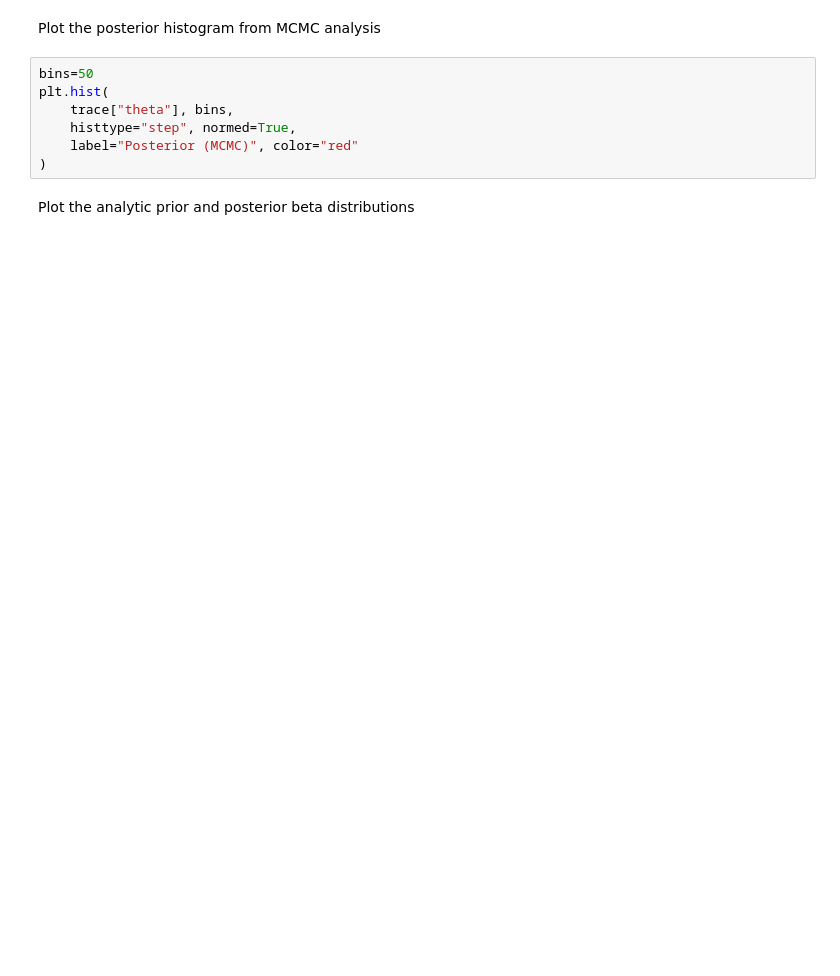
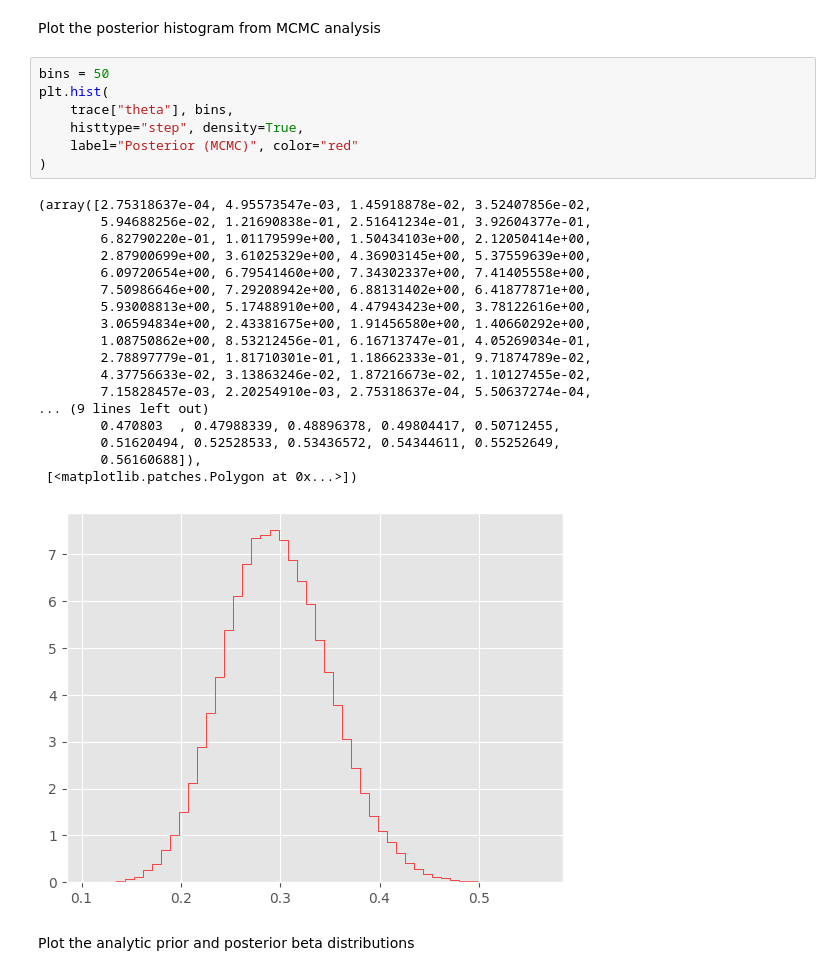
Before and after one commit to spideynolove/advanced_algorithmic_trading, a Jupyter notebook: resources/aat_source/chapter-bayesian-statistics/bayes-binomial-mcmc.ipynb, the cells around one changed output. Cells and saved outputs as stored; diff of their text form; blank space fills up the shorter version.

```diff
--- a/resources/aat_source/chapter-bayesian-statistics/bayes-binomial-mcmc.ipynb
+++ b/resources/aat_source/chapter-bayesian-statistics/bayes-binomial-mcmc.ipynb
@@ -44,12 +70,31 @@ with basic_model:
 # %% [markdown]
 Plot the posterior histogram from MCMC analysis
 # %%
-bins=50
+bins = 50
 plt.hist(
     trace["theta"], bins,
-    histtype="step", normed=True,
+    histtype="step", density=True,
     label="Posterior (MCMC)", color="red"
 )
+# %% [output]
+(array([2.75318637e-04, 4.95573547e-03, 1.45918878e-02, 3.52407856e-02,
+        5.94688256e-02, 1.21690838e-01, 2.51641234e-01, 3.92604377e-01,
+        6.82790220e-01, 1.01179599e+00, 1.50434103e+00, 2.12050414e+00,
+        2.87900699e+00, 3.61025329e+00, 4.36903145e+00, 5.37559639e+00,
+        6.09720654e+00, 6.79541460e+00, 7.34302337e+00, 7.41405558e+00,
+        7.50986646e+00, 7.29208942e+00, 6.88131402e+00, 6.41877871e+00,
+        5.93008813e+00, 5.17488910e+00, 4.47943423e+00, 3.78122616e+00,
+        3.06594834e+00, 2.43381675e+00, 1.91456580e+00, 1.40660292e+00,
+        1.08750862e+00, 8.53212456e-01, 6.16713747e-01, 4.05269034e-01,
+        2.78897779e-01, 1.81710301e-01, 1.18662333e-01, 9.71874789e-02,
+        4.37756633e-02, 3.13863246e-02, 1.87216673e-02, 1.10127455e-02,
+        7.15828457e-03, 2.20254910e-03, 2.75318637e-04, 5.50637274e-04,
+... (9 lines left out)
+        0.470803  , 0.47988339, 0.48896378, 0.49804417, 0.50712455,
+        0.51620494, 0.52528533, 0.53436572, 0.54344611, 0.55252649,
+        0.56160688]),
+ [<matplotlib.patches.Polygon at 0x...>])
+[figure, added]
 # %% [markdown]
 Plot the analytic prior and posterior beta distributions
 # %%
```
Also changed, not shown: parts of 7 cells of this notebook, 10 other files.
